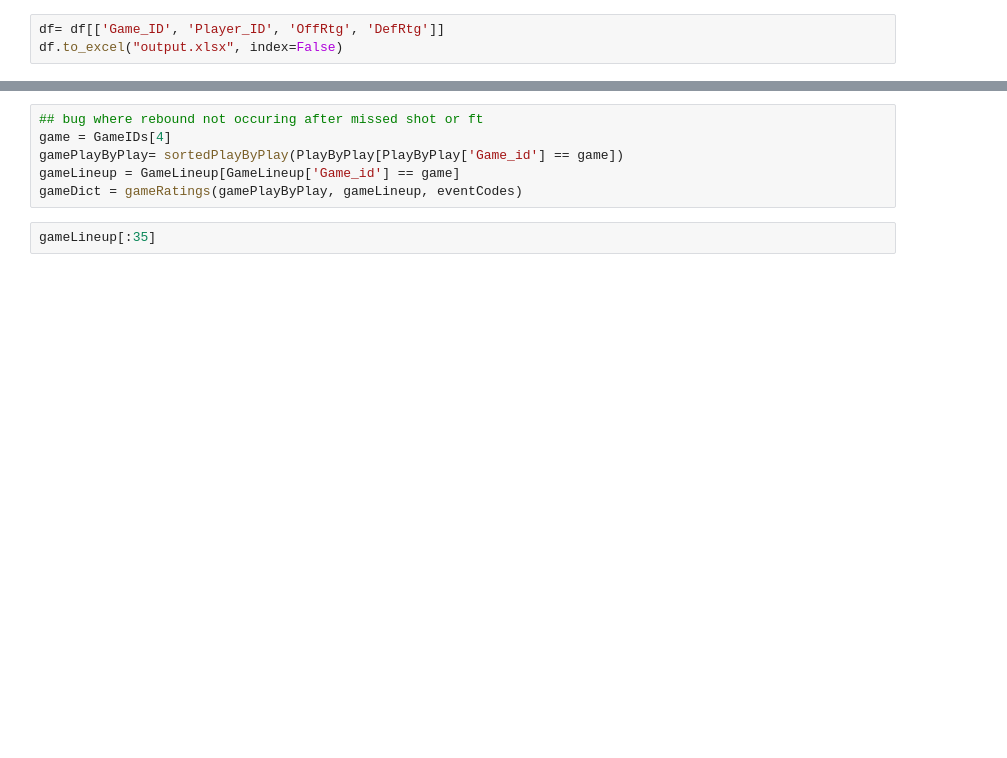
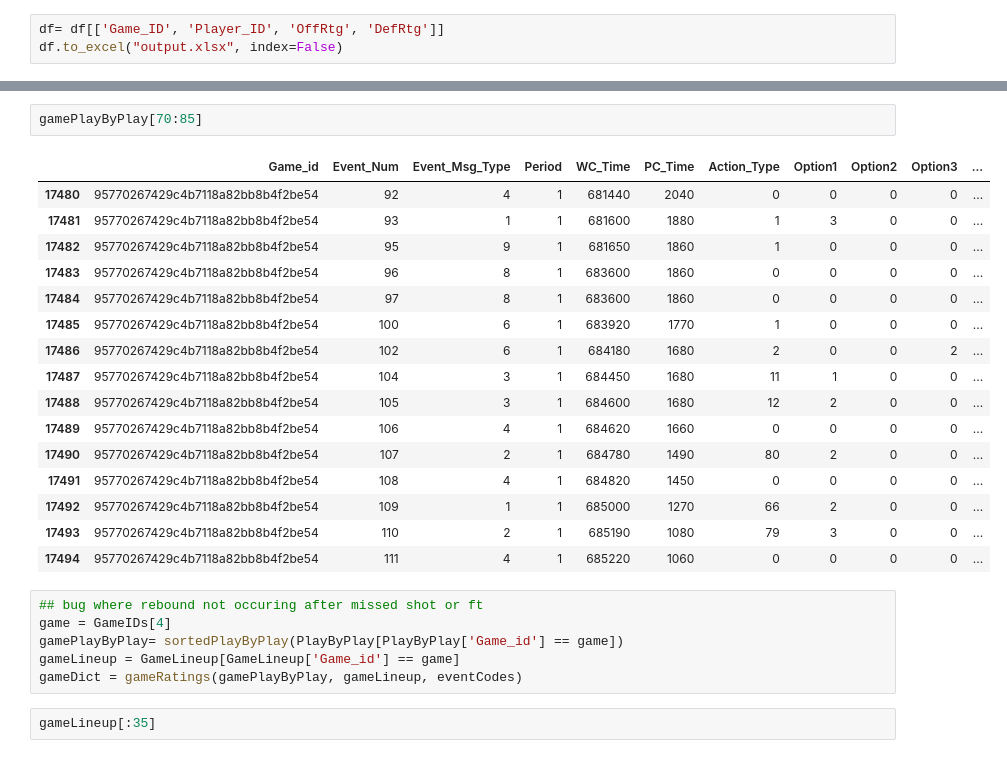
Before and after one commit to wpouse/NBA, a Jupyter notebook: Hackathon Prompt/NBAPlayerRatings.ipynb, the cells around one changed output, grey strips where cells are left out. Saved outputs shown, nothing was run; the diff lists cells and outputs as text; blank space fills up the shorter version.

```diff
--- a/Hackathon Prompt/NBAPlayerRatings.ipynb
+++ b/Hackathon Prompt/NBAPlayerRatings.ipynb
@@ -579,3 +606,22 @@ gamePlayByPlay[460:480]
+# %%
+gamePlayByPlay[70:85]
+# %% [output]
+|  | Game_id | Event_Num | Event_Msg_Type | Period | WC_Time | PC_Time | Action_Type | Option1 | Option2 | Option3 | ... |
+| 17480 | 95770267429c4b7118a82bb8b4f2be54 | 92 | 4 | 1 | 681440 | 2040 | 0 | 0 | 0 | 0 | ... |
+| 17481 | 95770267429c4b7118a82bb8b4f2be54 | 93 | 1 | 1 | 681600 | 1880 | 1 | 3 | 0 | 0 | ... |
+| 17482 | 95770267429c4b7118a82bb8b4f2be54 | 95 | 9 | 1 | 681650 | 1860 | 1 | 0 | 0 | 0 | ... |
+| 17483 | 95770267429c4b7118a82bb8b4f2be54 | 96 | 8 | 1 | 683600 | 1860 | 0 | 0 | 0 | 0 | ... |
+| 17484 | 95770267429c4b7118a82bb8b4f2be54 | 97 | 8 | 1 | 683600 | 1860 | 0 | 0 | 0 | 0 | ... |
+| 17485 | 95770267429c4b7118a82bb8b4f2be54 | 100 | 6 | 1 | 683920 | 1770 | 1 | 0 | 0 | 0 | ... |
+| 17486 | 95770267429c4b7118a82bb8b4f2be54 | 102 | 6 | 1 | 684180 | 1680 | 2 | 0 | 0 | 2 | ... |
+| 17487 | 95770267429c4b7118a82bb8b4f2be54 | 104 | 3 | 1 | 684450 | 1680 | 11 | 1 | 0 | 0 | ... |
+| 17488 | 95770267429c4b7118a82bb8b4f2be54 | 105 | 3 | 1 | 684600 | 1680 | 12 | 2 | 0 | 0 | ... |
+| 17489 | 95770267429c4b7118a82bb8b4f2be54 | 106 | 4 | 1 | 684620 | 1660 | 0 | 0 | 0 | 0 | ... |
+| 17490 | 95770267429c4b7118a82bb8b4f2be54 | 107 | 2 | 1 | 684780 | 1490 | 80 | 2 | 0 | 0 | ... |
+| 17491 | 95770267429c4b7118a82bb8b4f2be54 | 108 | 4 | 1 | 684820 | 1450 | 0 | 0 | 0 | 0 | ... |
+| 17492 | 95770267429c4b7118a82bb8b4f2be54 | 109 | 1 | 1 | 685000 | 1270 | 66 | 2 | 0 | 0 | ... |
+| 17493 | 95770267429c4b7118a82bb8b4f2be54 | 110 | 2 | 1 | 685190 | 1080 | 79 | 3 | 0 | 0 | ... |
+| 17494 | 95770267429c4b7118a82bb8b4f2be54 | 111 | 4 | 1 | 685220 | 1060 | 0 | 0 | 0 | 0 | ... |
 # %%
 ## bug where rebound not occuring after missed shot or ft
 game = GameIDs[4]
```
Also changed, not shown: parts of 8 cells of this notebook, 2 other files.
